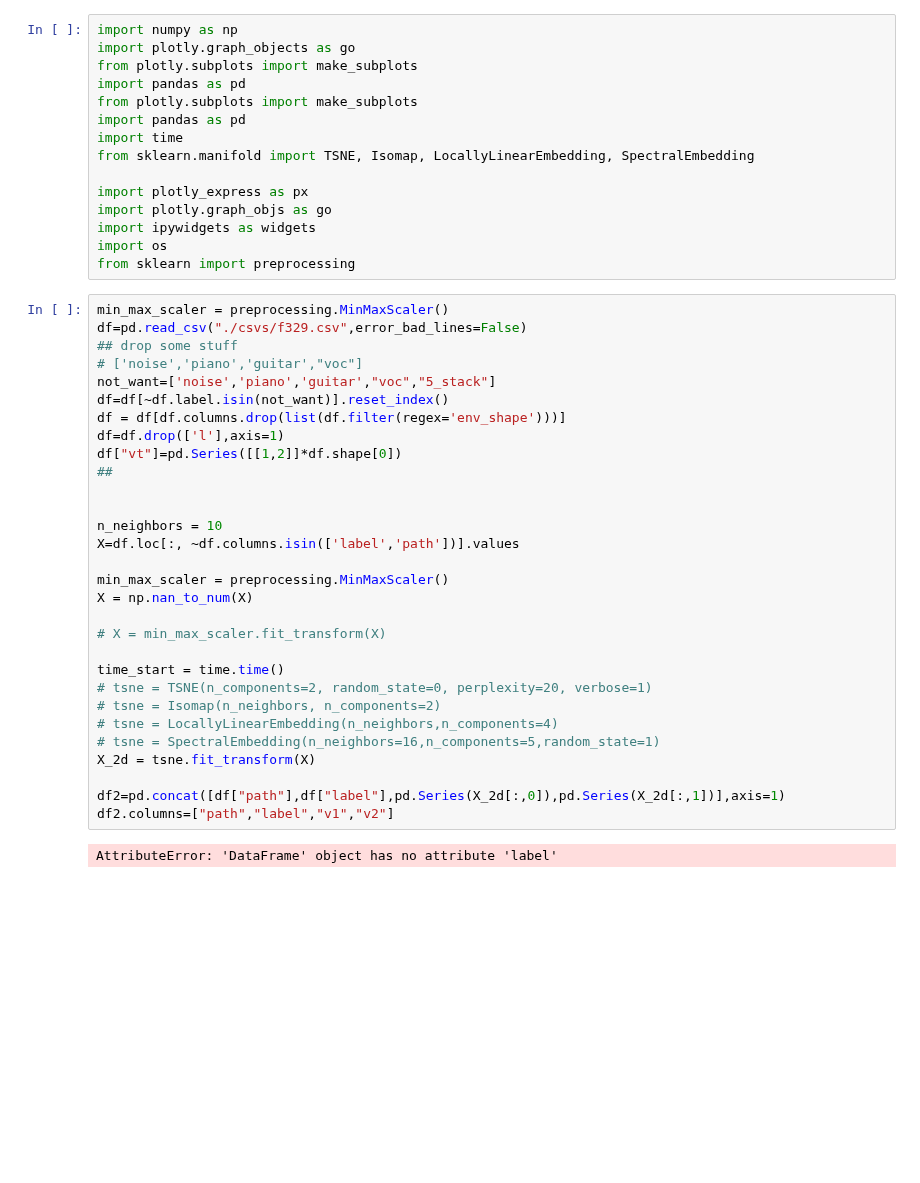
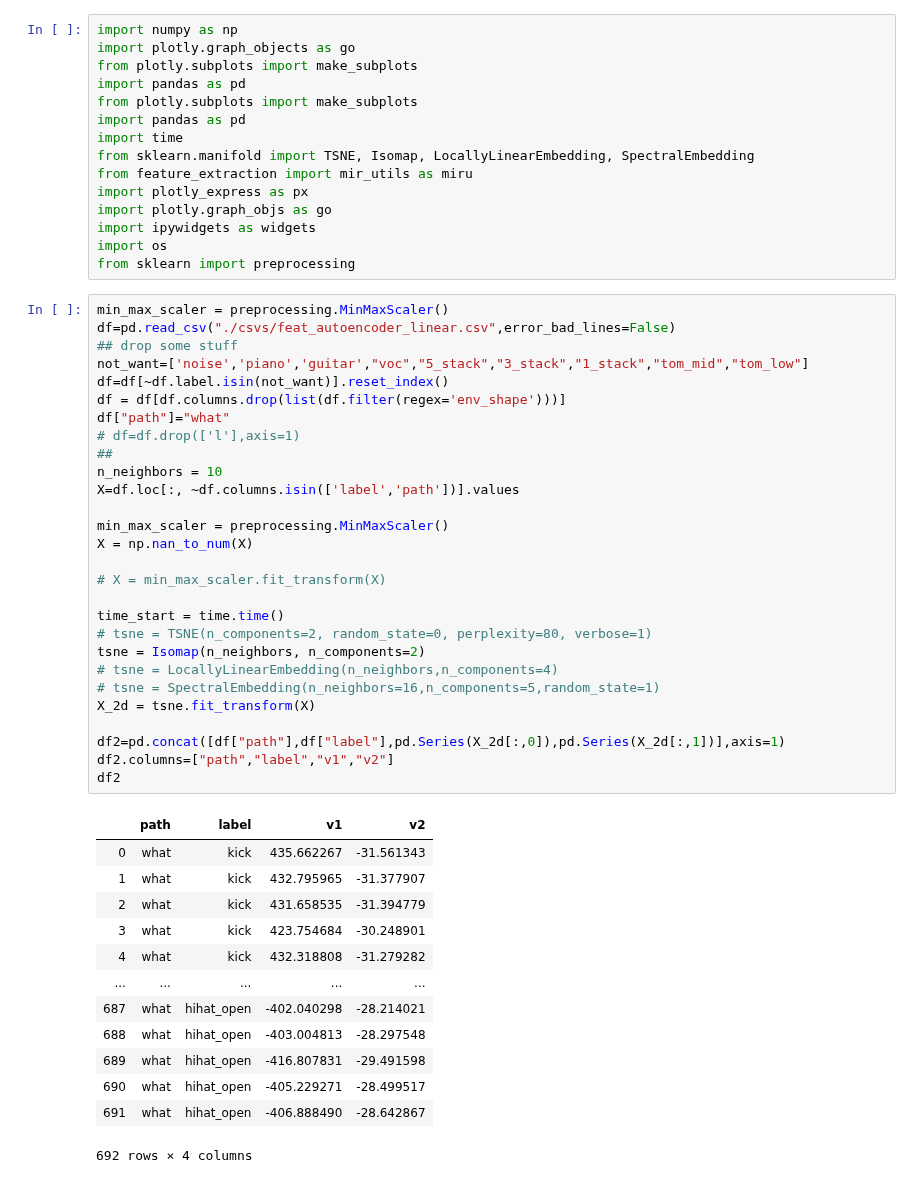
Before and after one commit to imilas/Synths_Stacks_Search, a Jupyter notebook: interactive_separation_graph.ipynb, the cells around one changed output. Drawn from its saved outputs; the diff is of its cells as text; blank space fills up the shorter version.

```diff
--- a/interactive_separation_graph.ipynb
+++ b/interactive_separation_graph.ipynb
@@ -7,7 +7,7 @@ from plotly.subplots import make_subplots
 import pandas as pd
 import time
 from sklearn.manifold import TSNE, Isomap, LocallyLinearEmbedding, SpectralEmbedding
-
+from feature_extraction import mir_utils as miru
 import plotly_express as px
 import plotly.graph_objs as go
 import ipywidgets as widgets
@@ -15,36 +15,46 @@ import os
 from sklearn import preprocessing
 # %%
 min_max_scaler = preprocessing.MinMaxScaler()
-df=pd.read_csv("./csvs/f329.csv",error_bad_lines=False)
+df=pd.read_csv("./csvs/feat_autoencoder_linear.csv",error_bad_lines=False)
 ## drop some stuff
-# ['noise','piano','guitar',"voc"]
-not_want=['noise','piano','guitar',"voc","5_stack"]
+not_want=['noise','piano','guitar',"voc","5_stack","3_stack","1_stack","tom_mid","tom_low"]
 df=df[~df.label.isin(not_want)].reset_index()
 df = df[df.columns.drop(list(df.filter(regex='env_shape')))]
-df=df.drop(['l'],axis=1)
-df["vt"]=pd.Series([[1,2]]*df.shape[0])
+df["path"]="what"
+# df=df.drop(['l'],axis=1)
 ##
-
-
 n_neighbors = 10
 X=df.loc[:, ~df.columns.isin(['label','path'])].values
 
 min_max_scaler = preprocessing.MinMaxScaler()
 X = np.nan_to_num(X)
 
 # X = min_max_scaler.fit_transform(X)
 
 time_start = time.time()
-# tsne = TSNE(n_components=2, random_state=0, perplexity=20, verbose=1)
-# tsne = Isomap(n_neighbors, n_components=2)
+# tsne = TSNE(n_components=2, random_state=0, perplexity=80, verbose=1)
+tsne = Isomap(n_neighbors, n_components=2)
 # tsne = LocallyLinearEmbedding(n_neighbors,n_components=4)
 # tsne = SpectralEmbedding(n_neighbors=16,n_components=5,random_state=1)
 X_2d = tsne.fit_transform(X)
 
 df2=pd.concat([df["path"],df["label"],pd.Series(X_2d[:,0]),pd.Series(X_2d[:,1])],axis=1)
 df2.columns=["path","label","v1","v2"]
+df2
 # %% [output]
+|  | path | label | v1 | v2 |
+| 0 | what | kick | 435.662267 | -31.561343 |
+| 1 | what | kick | 432.795965 | -31.377907 |
+| 2 | what | kick | 431.658535 | -31.394779 |
+| 3 | what | kick | 423.754684 | -30.248901 |
+| 4 | what | kick | 432.318808 | -31.279282 |
+| ... | ... | ... | ... | ... |
+| 687 | what | hihat_open | -402.040298 | -28.214021 |
+| 688 | what | hihat_open | -403.004813 | -28.297548 |
+| 689 | what | hihat_open | -416.807831 | -29.491598 |
+| 690 | what | hihat_open | -405.229271 | -28.499517 |
+| 691 | what | hihat_open | -406.888490 | -28.642867 |
-AttributeError: 'DataFrame' object has no attribute 'label'
+692 rows × 4 columns
 # %%
 p = px.scatter(df2, x="v1",
                  y="v2",color="label",hover_data=["path"],color_discrete_sequence=px.colors.qualitative.Dark24)
```
Also changed, not shown: parts of 2 cells of this notebook, 3 other files.
